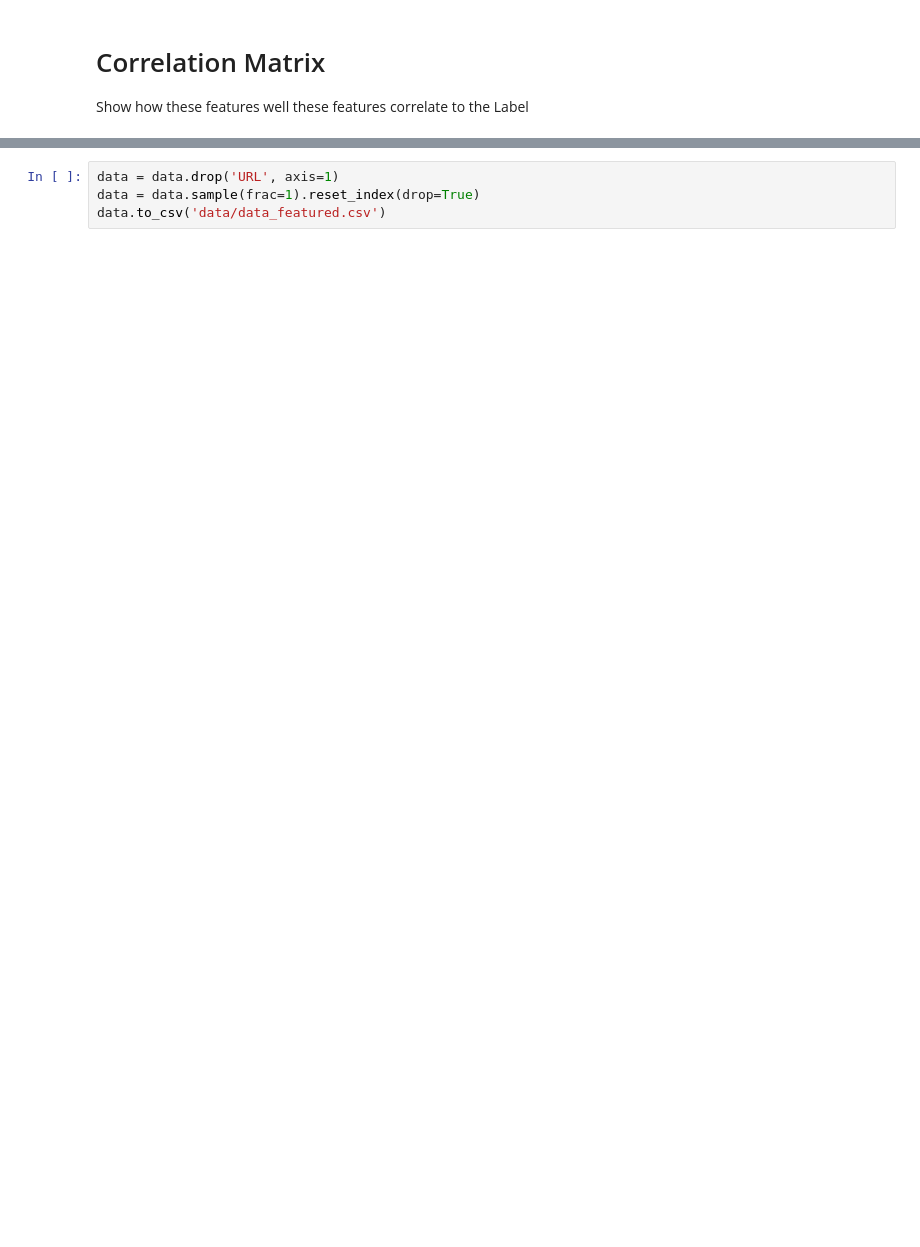
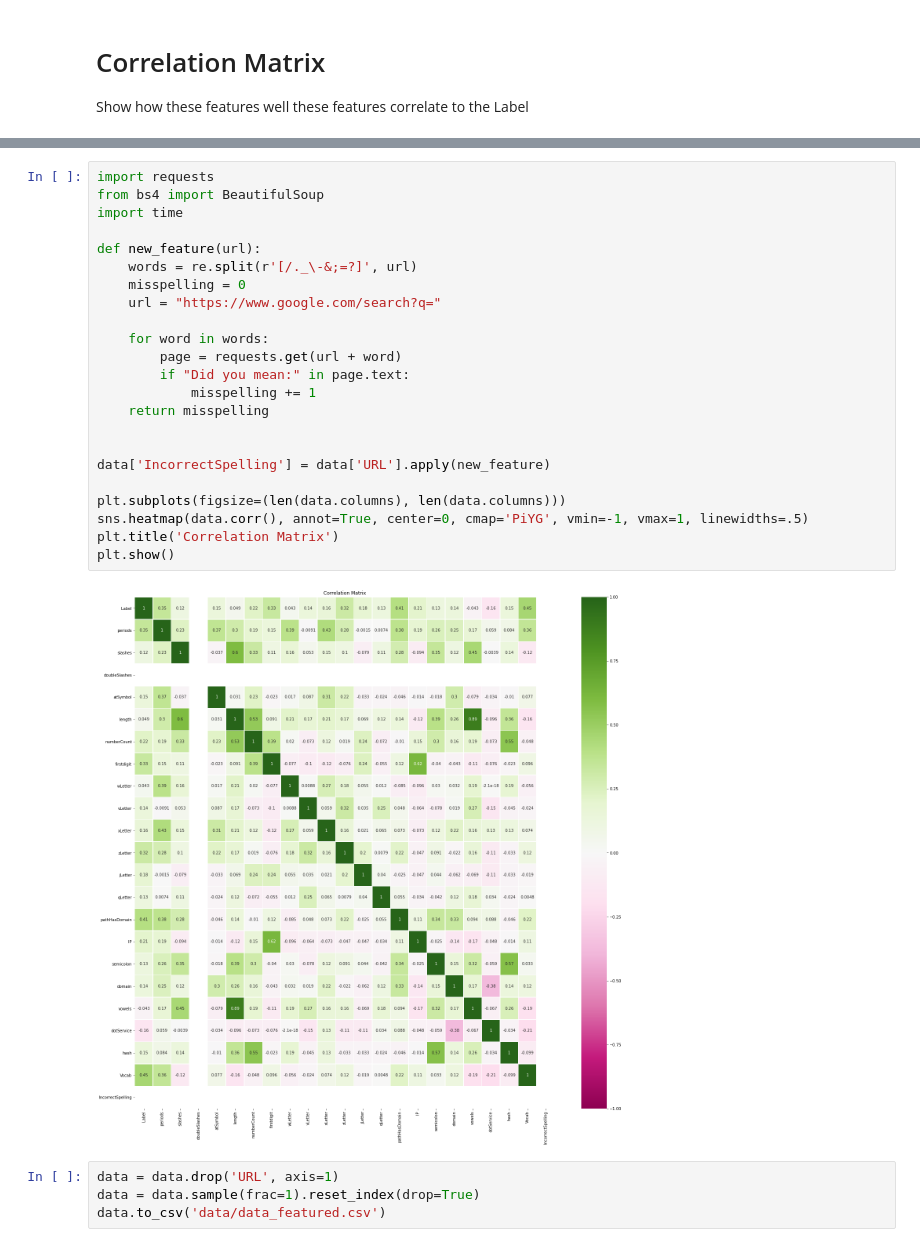
Before and after one commit to awebsters/Phishing-Detection, a Jupyter notebook: features.ipynb, the cells around one changed output, grey strips where cells are left out. Cells and saved outputs as stored; diff of their text form; blank space fills up the shorter version.

Commit message:
trying new feature for mispelled words

```diff
--- a/features.ipynb
+++ b/features.ipynb
@@ -230,3 +224,28 @@ plt.show()
+# %%
+import requests
+from bs4 import BeautifulSoup
+import time
+
+def new_feature(url):
+    words = re.split(r'[/._\-&;=?]', url)
+    misspelling = 0
+    url = "https://www.google.com/search?q="
+
+    for word in words:
+        page = requests.get(url + word)
+        if "Did you mean:" in page.text:
+            misspelling += 1
+    return misspelling
+
+
+data['IncorrectSpelling'] = data['URL'].apply(new_feature)
+
+plt.subplots(figsize=(len(data.columns), len(data.columns)))
+sns.heatmap(data.corr(), annot=True, center=0, cmap='PiYG', vmin=-1, vmax=1, linewidths=.5)
+plt.title('Correlation Matrix')
+plt.show()
+# %% [output]
+[figure, added]
 # %%
 data = data.drop('URL', axis=1)
 data = data.sample(frac=1).reset_index(drop=True)
```
Also changed, not shown: parts of 7 cells of this notebook, 1 other file.
